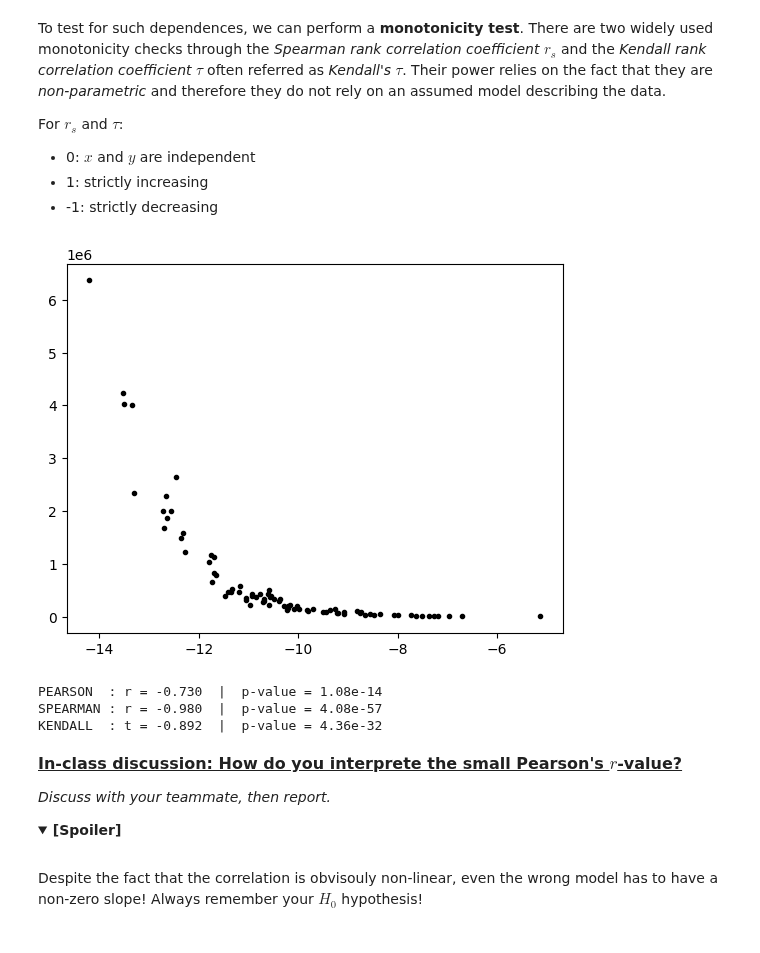
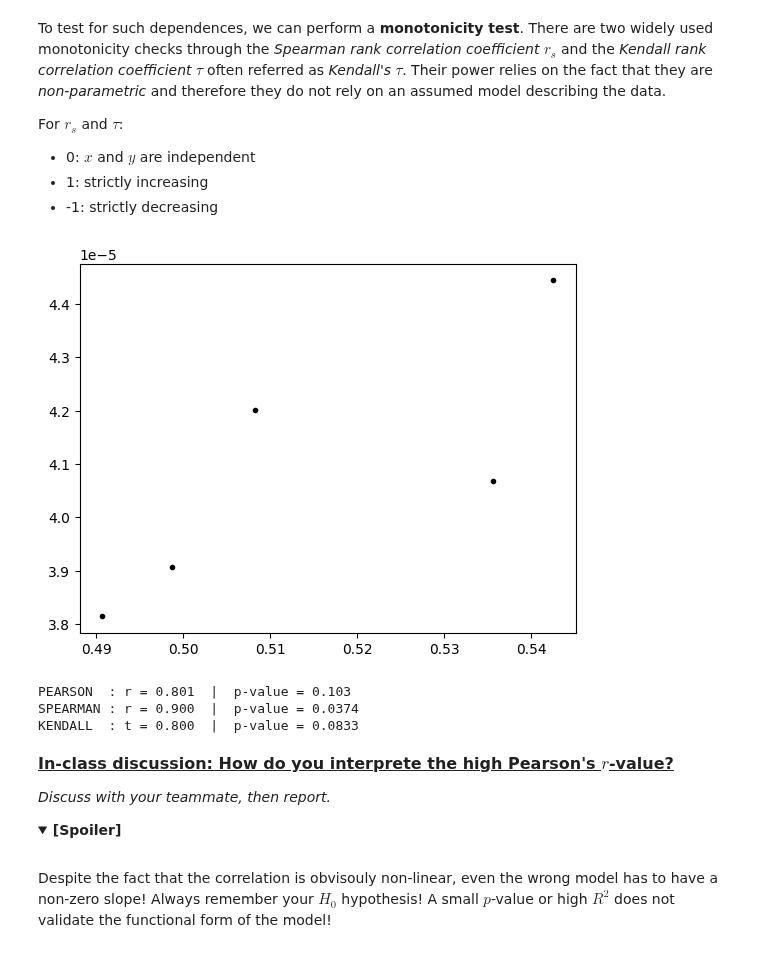
Before and after one commit to astrostatistics-in-crete/2024_summer_school, a Jupyter notebook: 04_MLE/MLE_AnswerKey.ipynb, the cells around one changed output. Drawn from its saved outputs; the diff is of its cells as text; code cells hidden in the pictures; folded sections open.

Commit message:
Adding the correlation tests in the MLE notebook

```diff
--- a/04_MLE/MLE_AnswerKey.ipynb
+++ b/04_MLE/MLE_AnswerKey.ipynb
@@ -336,12 +327,21 @@ The Pearson correlation test would... not be very appropriate without logging th
 # %%
-x, y = K_absolute_magnitudes, masses
-slope, intercept, _, _, _ = st.linregress(x, y)
+# random_selection = np.random.choice(len(logP), size=4)
+# subset = np.ones_like(logP, dtype=bool)
+# x, y = 10.0 ** logP[subset], 2.5**m36[subset]
 
-xx = np.linspace(min(x), max(x), 100)
+P = 10.0**logP
+L = 2.512**-m36
+
+subset = [0, 2, 3, 5, 9]
+x_new, y_new = P[subset], L[subset]
+
+slope, intercept, _, _, _ = st.linregress(x_new, y_new)
+
+xx = np.linspace(min(x_new), max(x_new), 100)
 plt.figure()
-plt.plot(x, y, "k.")
+plt.plot(x_new, y_new, "k.")
 plt.plot(xx, slope * xx + intercept, "r-")
-plt.xlabel("K-band absolute magnitude (mag)")
-plt.ylabel("$M$ $(M_\odot)$")
+plt.xlabel(r"$P$")
+plt.ylabel(r"$L_{3.6}$ (arbitrary units)")
 plt.show()
 # %% [output]
@@ -354,30 +354,28 @@ For $r_s$ and $\tau$:
 - 1: strictly increasing
 - -1: strictly decreasing
 # %%
-x, y = K_absolute_magnitudes, masses
-
 plt.figure()
-plt.plot(x, y, "k.")
+plt.plot(x_new, y_new, "k.")
 plt.show()
 # report correlation tests' p-values
-r, pvalue = st.pearsonr(x, y)
+r, pvalue = st.pearsonr(x_new, y_new)
 print("PEARSON  : r = {:.3f}  |  p-value = {:.3g}".format(r, pvalue))
-r, pvalue = st.spearmanr(x, y)
+r, pvalue = st.spearmanr(x_new, y_new)
 print("SPEARMAN : r = {:.3f}  |  p-value = {:.3g}".format(r, pvalue))
-r, pvalue = st.kendalltau(x, y)
+r, pvalue = st.kendalltau(x_new, y_new)
 print("KENDALL  : t = {:.3f}  |  p-value = {:.3g}".format(r, pvalue))
 # %% [output]
-[figure, old version]
+[figure, new version]
-PEARSON  : r = -0.730  |  p-value = 1.08e-14
-SPEARMAN : r = -0.980  |  p-value = 4.08e-57
-KENDALL  : t = -0.892  |  p-value = 4.36e-32
+PEARSON  : r = 0.801  |  p-value = 0.103
+SPEARMAN : r = 0.900  |  p-value = 0.0374
+KENDALL  : t = 0.800  |  p-value = 0.0833
 # %% [markdown]
-<font size=3><u>**In-class discussion: How do you interprete the small Pearson's $r$-value?**</u><font>
+<font size=3><u>**In-class discussion: How do you interprete the high Pearson's $r$-value?**</u><font>
 
 _Discuss with your teammate, then report._
 
 <details>
 <summary><b>[Spoiler]</b></summary>
 <br>
-Despite the fact that the correlation is obvisouly non-linear, even the wrong model has to have a non-zero slope! Always remember your $H_0$ hypothesis!
+Despite the fact that the correlation is obvisouly non-linear, even the wrong model has to have a non-zero slope! Always remember your $H_0$ hypothesis! A small $p$-value or high $R^2$ does not validate the functional form of the model!
 <br>
```
Also changed, not shown: parts of 9 cells of this notebook.
